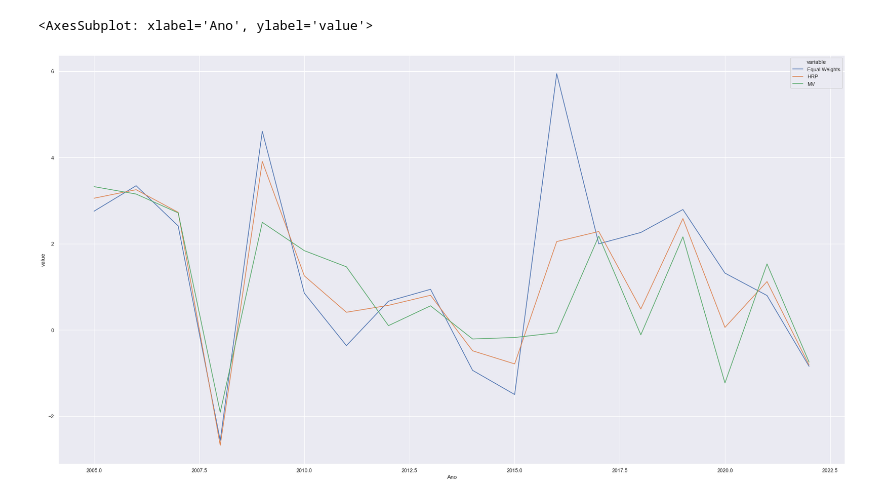
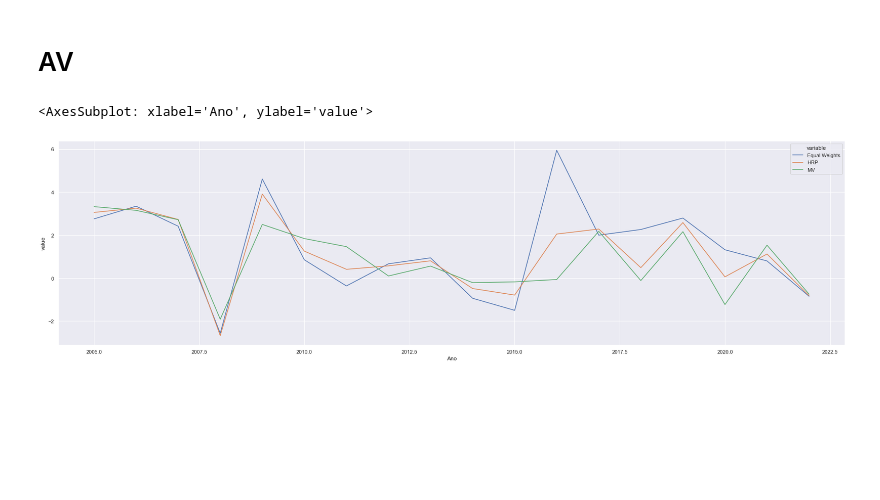
Before and after one commit to felipereis150/BrazilianHRP, a Jupyter notebook: DataViz.ipynb, the cells around one changed output. Drawn from its saved outputs; the diff is of its cells as text; code cells hidden in the pictures; blank space fills up the shorter version.

Commit message:
DataViz: AV and SD

```diff
--- a/DataViz.ipynb
+++ b/DataViz.ipynb
@@ -38,5 +8,7 @@ df
+# %%
+df.describe()
+sns.set(rc = {'figure.figsize':(30,8)})
 # %%
-sns.set(rc = {'figure.figsize':(30,16)})
 sns.lineplot(x='Data', y='value', hue='variable',
              data=pd.melt(df, ['Data']))
 # %% [output]
@@ -77,6 +29,12 @@ mean_by_year
+# %%
+df_mean_by_year = df.groupby(['Ano'], as_index=False).mean()
+df_median_by_year = df.groupby(['Ano'], as_index=False).median()
+df_std_by_year = df.groupby(['Ano'], as_index=False).std()
+# %% [markdown]
+# AV
 # %%
 sns.lineplot(x='Ano', y='value', hue='variable',
-             data=pd.melt(mean_by_year, ['Ano']))
+             data=pd.melt(df_mean_by_year, ['Ano']))
 # %% [output]
 <AxesSubplot: xlabel='Ano', ylabel='value'>
-[figure, old version]
+[figure, new version]
```
Also changed, not shown: parts of 13 cells of this notebook, 2 other files.
